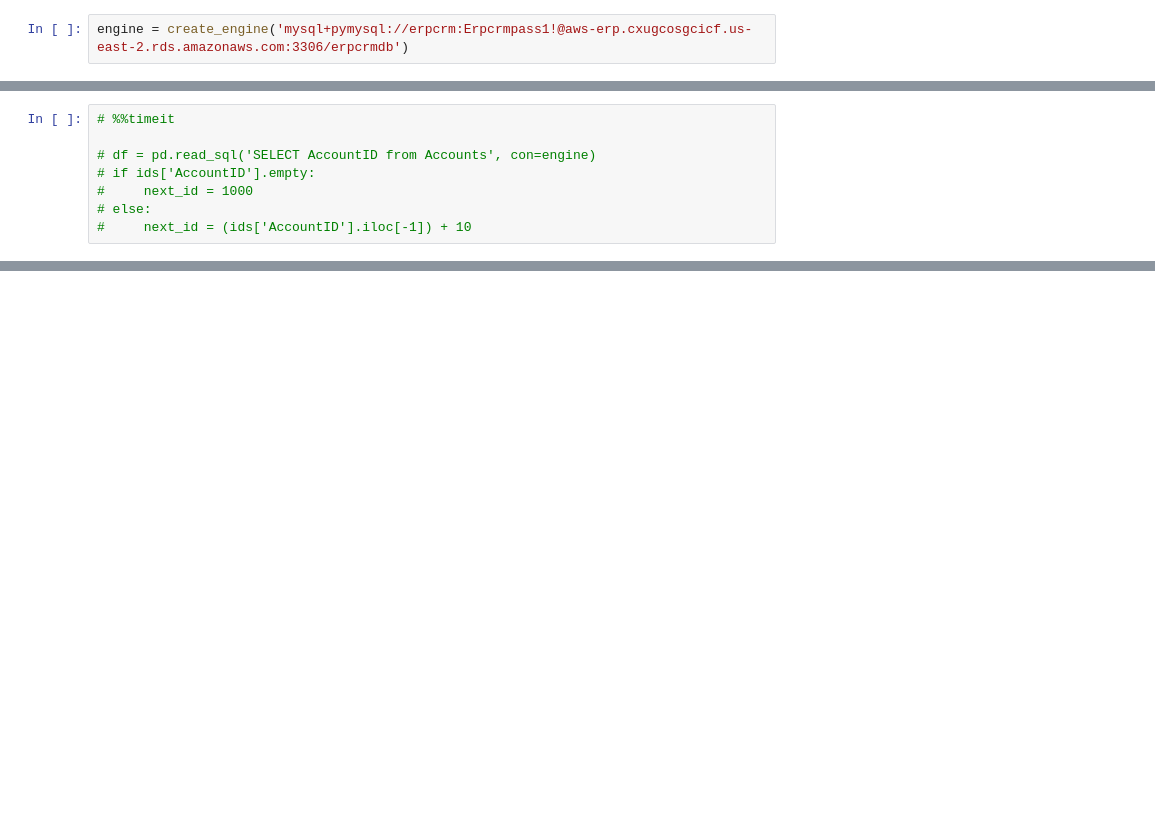
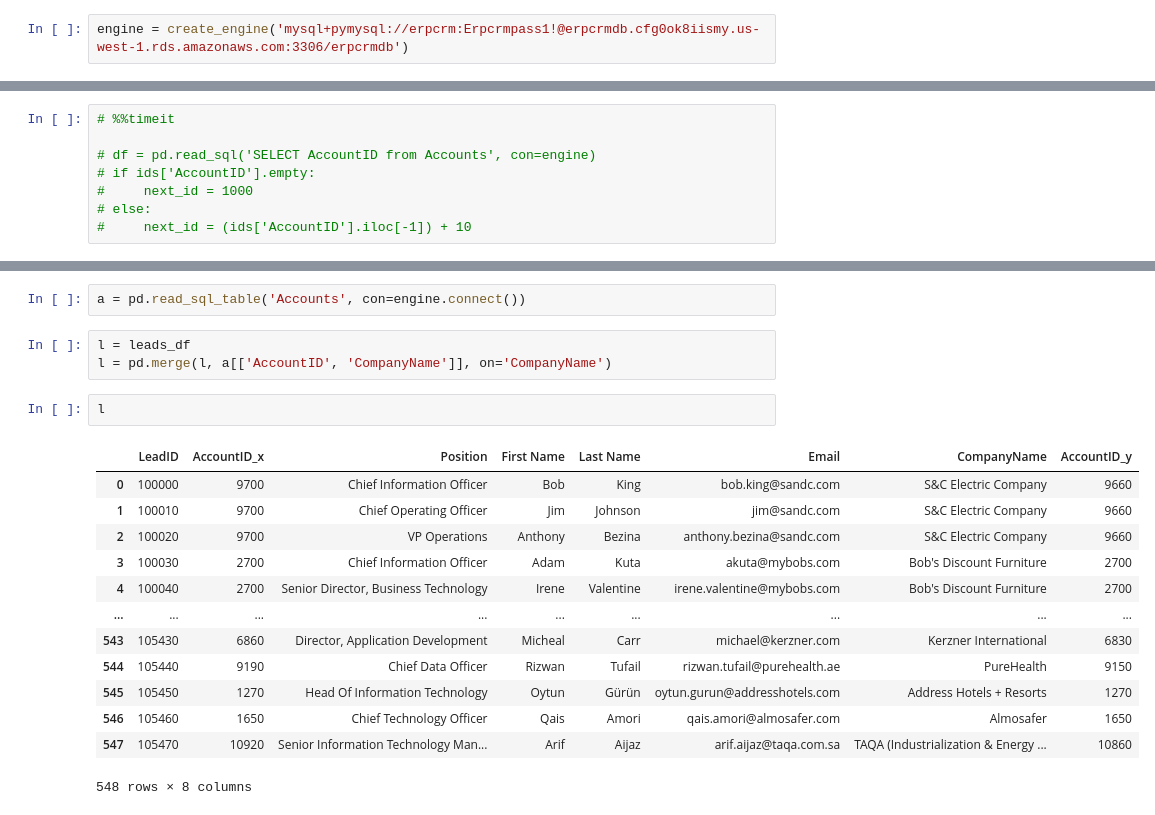
Before and after one commit to hari3mo/crud, a Jupyter notebook: notebooks/tables.ipynb, the cells around one changed output, grey strips where cells are left out. Cells and saved outputs as stored; diff of their text form; blank space fills up the shorter version.

```diff
--- a/notebooks/tables.ipynb
+++ b/notebooks/tables.ipynb
@@ -38,7 +38,7 @@ support_ticket_df
 # %% [output]
 |  | TicketID | AccountID | ContactID | Issue | Status | Priority | DateCreated | DateResolved |
 # %%
-engine = create_engine('mysql+pymysql://erpcrm:Erpcrmpass1!@aws-erp.cxugcosgcicf.us-east-2.rds.amazonaws.com:3306/erpcrmdb')
+engine = create_engine('mysql+pymysql://erpcrm:Erpcrmpass1!@erpcrmdb.cfg0ok8iismy.us-west-1.rds.amazonaws.com:3306/erpcrmdb')
 # %%
 #  ids = pd.read_sql("SELECT AccountID FROM Accounts", con=engine)
 #  ids.empty
@@ -109,0 +110,21 @@ generate_license_key()
+# %%
+a = pd.read_sql_table('Accounts', con=engine.connect())
+# %%
+l = leads_df
+l = pd.merge(l, a[['AccountID', 'CompanyName']], on='CompanyName')
+# %%
+l
+# %% [output]
+|  | LeadID | AccountID_x | Position | First Name | Last Name | Email | CompanyName | AccountID_y |
+| 0 | 100000 | 9700 | Chief Information Officer | Bob | King | bob.king@sandc.com | S&C Electric Company | 9660 |
+| 1 | 100010 | 9700 | Chief Operating Officer | Jim | Johnson | jim@sandc.com | S&C Electric Company | 9660 |
+| 2 | 100020 | 9700 | VP Operations | Anthony | Bezina | anthony.bezina@sandc.com | S&C Electric Company | 9660 |
+| 3 | 100030 | 2700 | Chief Information Officer | Adam | Kuta | akuta@mybobs.com | Bob's Discount Furniture | 2700 |
+| 4 | 100040 | 2700 | Senior Director, Business Technology | Irene | Valentine | irene.valentine@mybobs.com | Bob's Discount Furniture | 2700 |
+| ... | ... | ... | ... | ... | ... | ... | ... | ... |
+| 543 | 105430 | 6860 | Director, Application Development | Micheal | Carr | michael@kerzner.com | Kerzner International | 6830 |
+| 544 | 105440 | 9190 | Chief Data Officer | Rizwan | Tufail | rizwan.tufail@purehealth.ae | PureHealth | 9150 |
+| 545 | 105450 | 1270 | Head Of Information Technology | Oytun | Gürün | oytun.gurun@addresshotels.com | Address Hotels + Resorts | 1270 |
+| 546 | 105460 | 1650 | Chief Technology Officer | Qais | Amori | qais.amori@almosafer.com | Almosafer | 1650 |
+| 547 | 105470 | 10920 | Senior Information Technology Man... | Arif | Aijaz | arif.aijaz@taqa.com.sa | TAQA (Industrialization & Energy ... | 10860 |
+548 rows × 8 columns
```
Also changed, not shown: parts of 3 cells of this notebook, 1 other file.
